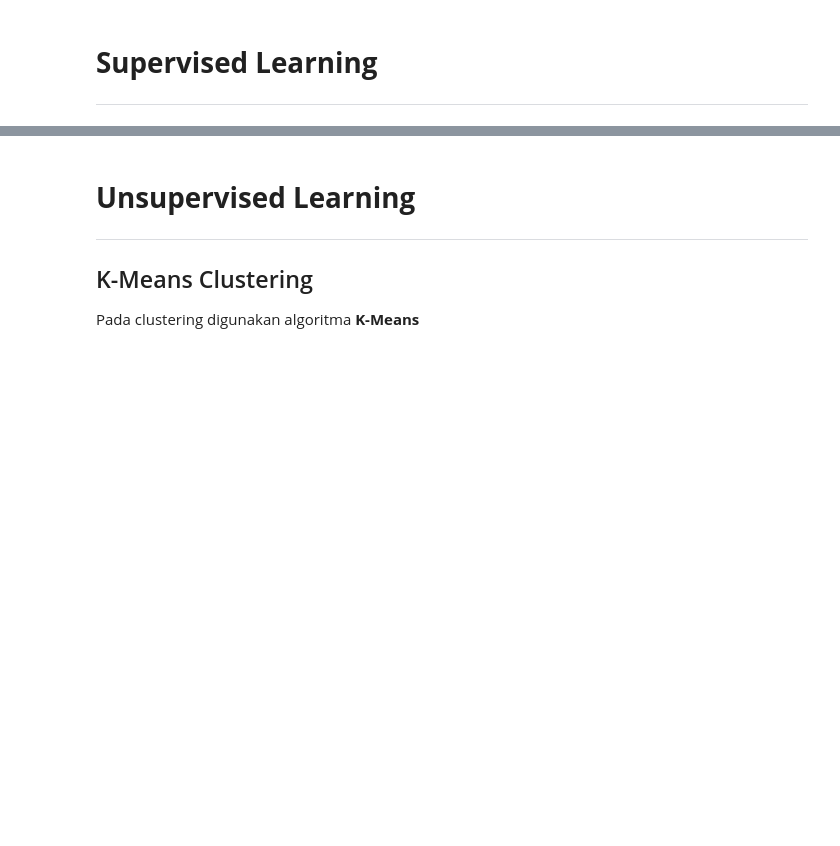
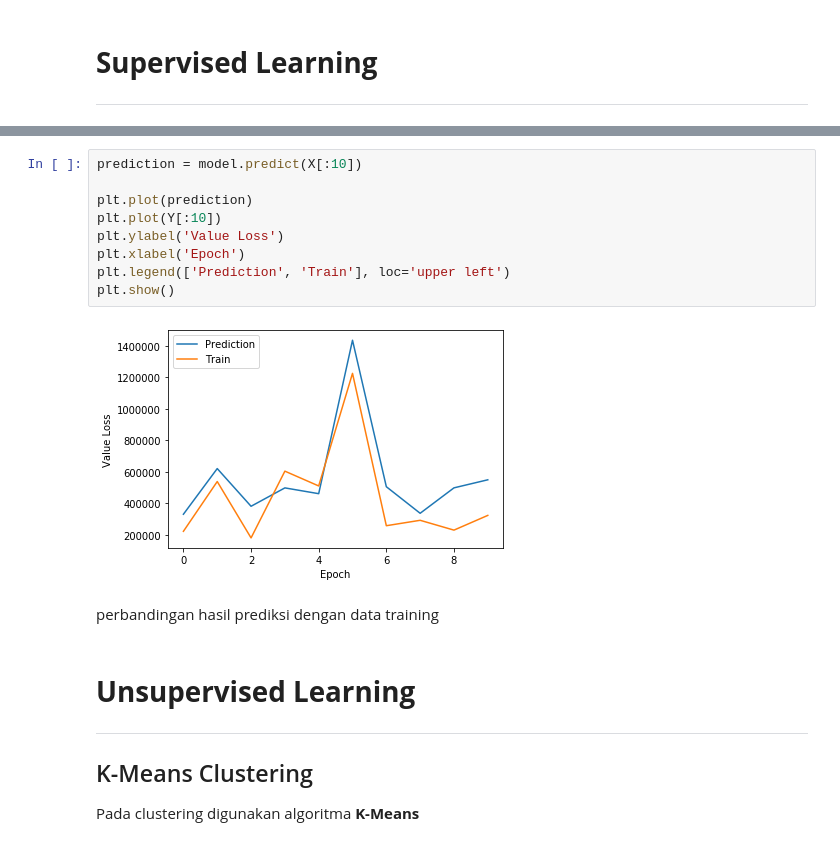
Before and after one commit to ehardi19/Final-Task-Machine-Learning, a Jupyter notebook: Tugas_1301174099_1301174223.ipynb, the cells around one changed output, grey strips where cells are left out. Drawn from its saved outputs; the diff is of its cells as text; blank space fills up the shorter version.

```diff
--- a/Tugas_1301174099_1301174223.ipynb
+++ b/Tugas_1301174099_1301174223.ipynb
@@ -133,3 +186,16 @@ df
+# %%
+prediction = model.predict(X[:10])
+
+plt.plot(prediction)
+plt.plot(Y[:10])
+plt.ylabel('Value Loss')
+plt.xlabel('Epoch')
+plt.legend(['Prediction', 'Train'], loc='upper left')
+plt.show()
+# %% [output]
+[figure, added]
+# %% [markdown]
+perbandingan hasil prediksi dengan data training
 # %% [markdown]
 # **Unsupervised Learning**
 ---
```
Also changed, not shown: parts of 9 cells of this notebook.
